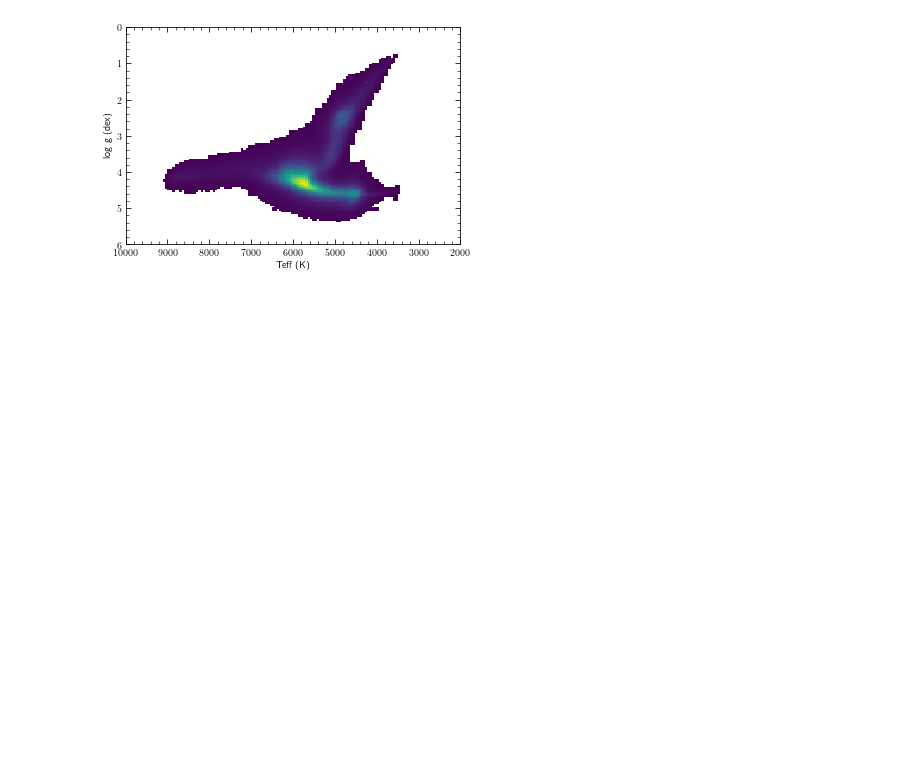
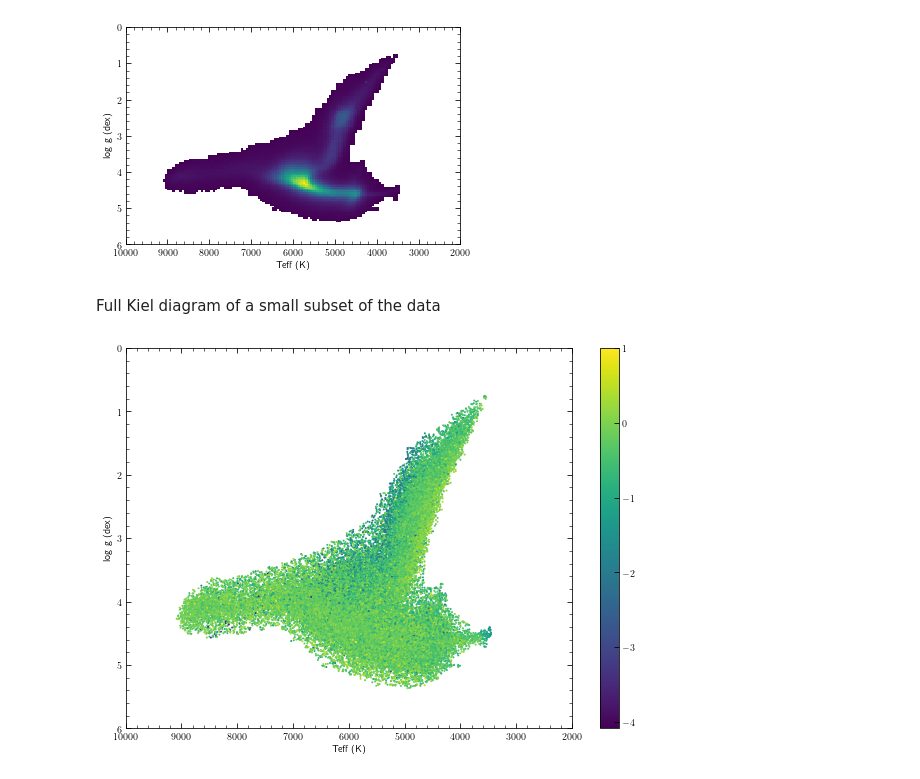
Before and after one commit to aydanmckay/ml, a Jupyter notebook: torchnn/trainedmodel.ipynb, the cells around one changed output. Saved outputs shown, nothing was run; the diff lists cells and outputs as text; code cells hidden in the pictures; blank space fills up the shorter version.

```diff
--- a/torchnn/trainedmodel.ipynb
+++ b/torchnn/trainedmodel.ipynb
@@ -833,3 +798,20 @@ plt.ylabel('log g (dex)')
 plt.savefig('/arc/home/aydanmckay/meetingplots/hist2dcleandata.png')
 # %% [output]
 [figure]
+# %% [markdown]
+Full Kiel diagram of a small subset of the data
+# %%
+small = data.sample(n=100000,random_state=42)
+
+plt.figure(figsize=(10,7))
+ax = plt.gca()
+ax.xaxis.set_minor_locator(MultipleLocator(200))
+ax.yaxis.set_minor_locator(MultipleLocator(.2))
+plt.scatter(small['Teff'],small['log_g'],c=small['Fe/H'],s=1)
+plt.xlim(10000,2000);plt.ylim(6,0);
+plt.colorbar()
+plt.xlabel('Teff (K)')
+plt.ylabel('log g (dex)')
+plt.savefig('/arc/home/aydanmckay/meetingplots/scattercleandatafeh.png')
+# %% [output]
+[figure, added]
```
Also changed, not shown: parts of 53 cells of this notebook, 30 other files.
